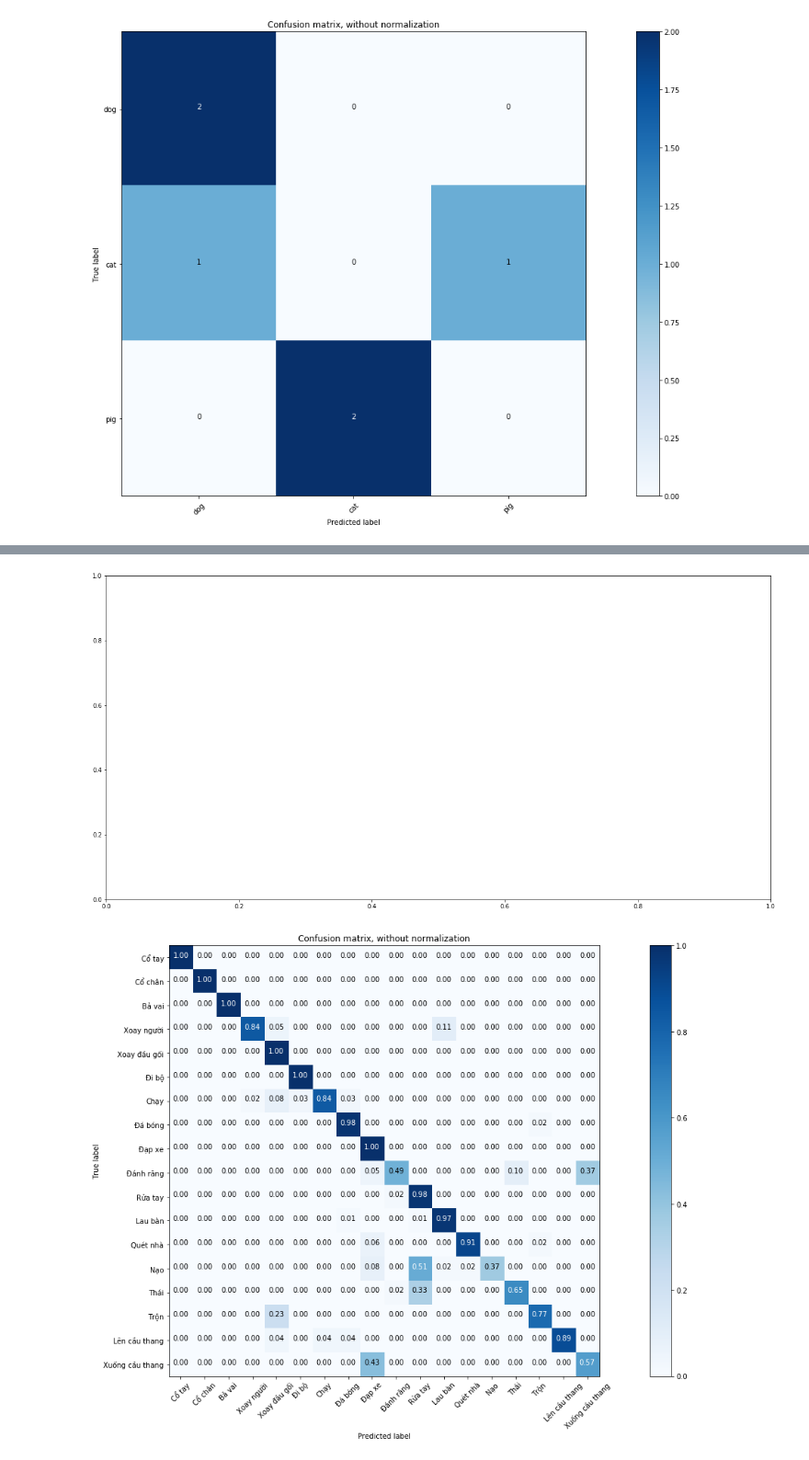
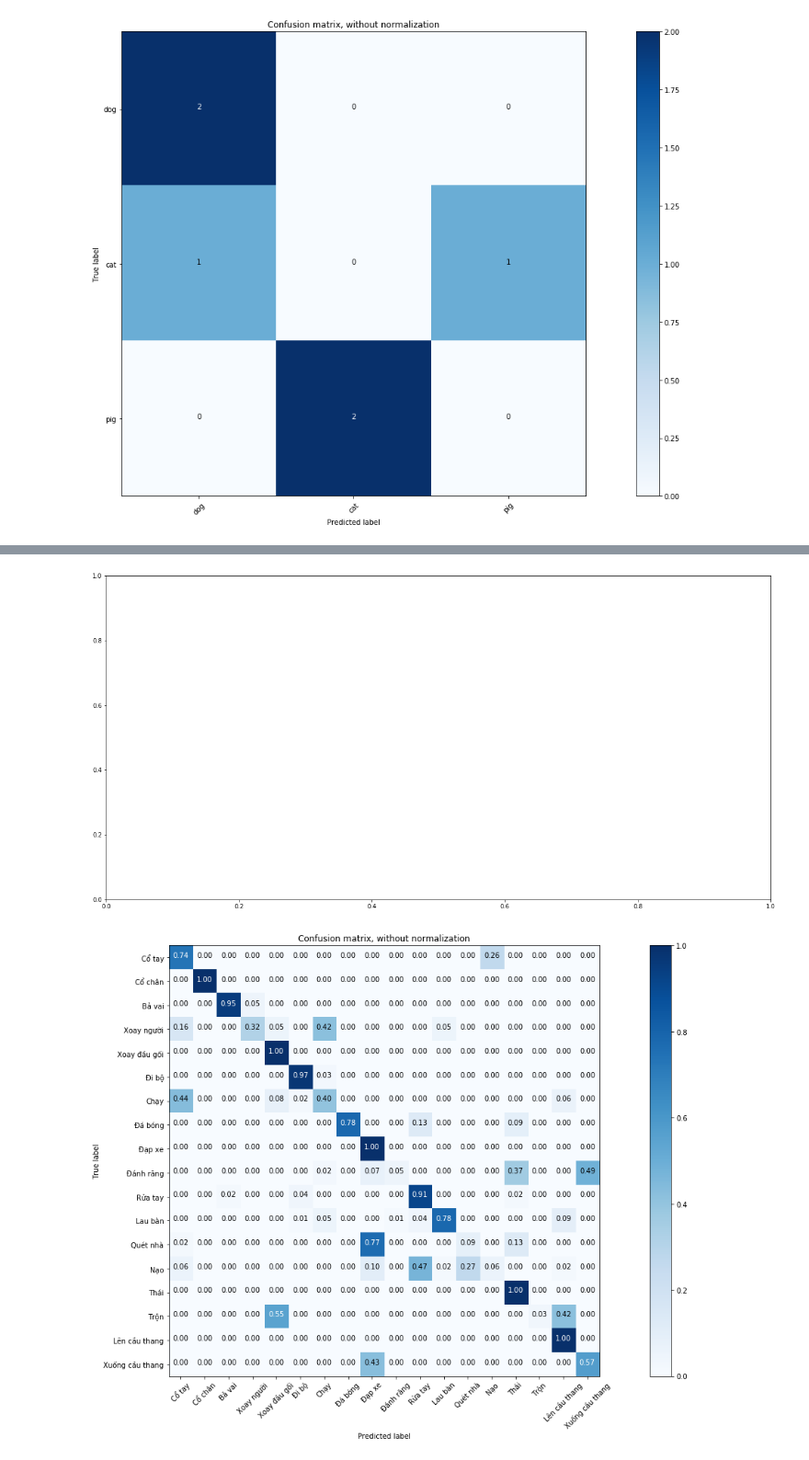
Before and after one commit to tuyenlv17/deep-learning-HAR, a Jupyter notebook: plot_confusion_matrix.ipynb, the cells around one changed output, grey strips where cells are left out. Shown at 92% size. Saved outputs shown, nothing was run; the diff lists cells and outputs as text; code cells hidden in the pictures.

```diff
--- a/plot_confusion_matrix.ipynb
+++ b/plot_confusion_matrix.ipynb
@@ -103,7 +103,7 @@ Confusion matrix, without normalization
 # %%
 import numpy as np
 class_label_vn = [u"Cổ tay",u"Cổ chân",u"Bả vai",u"Xoay người",u"Xoay đầu gối",u"Đi bộ",u"Chạy",u"Đá bóng",u"Đạp xe",u"Đánh răng",u"Rửa tay", u"Lau bàn", u"Quét nhà", u"Nạo",u"Thái",u"Trộn",u"Lên cầu thang",u"Xuống cầu thang"]
-arr =[[19,0,0,0,0,0,0,0,0,0,0,0,0,0,0,0,0,0],[0,20,0,0,0,0,0,0,0,0,0,0,0,0,0,0,0,0],[0,0,20,0,0,0,0,0,0,0,0,0,0,0,0,0,0,0],[0,0,0,16,1,0,0,0,0,0,0,2,0,0,0,0,0,0],[0,0,0,0,41,0,0,0,0,0,0,0,0,0,0,0,0,0],[0,0,0,0,0,37,0,0,0,0,0,0,0,0,0,0,0,0],[0,0,0,1,5,2,52,2,0,0,0,0,0,0,0,0,0,0],[0,0,0,0,0,0,0,54,0,0,0,0,0,0,0,1,0,0],[0,0,0,0,0,0,0,0,21,0,0,0,0,0,0,0,0,0],[0,0,0,0,0,0,0,0,2,20,0,0,0,0,4,0,0,15],[0,0,0,0,0,0,0,0,0,1,46,0,0,0,0,0,0,0],[0,0,0,0,0,0,0,1,0,0,1,72,0,0,0,0,0,0],[0,0,0,0,0,0,0,0,3,0,0,0,43,0,0,1,0,0],[0,0,0,0,0,0,0,0,4,0,25,1,1,18,0,0,0,0],[0,0,0,0,0,0,0,0,0,1,14,0,0,0,28,0,0,0],[0,0,0,0,7,0,0,0,0,0,0,0,0,0,0,24,0,0],[0,0,0,0,1,0,1,1,0,0,0,0,0,0,0,0,24,0],[0,0,0,0,0,0,0,0,9,0,0,0,0,0,0,0,0,12]]
+arr =[[14,0,0,0,0,0,0,0,0,0,0,0,0,5,0,0,0,0],[0,20,0,0,0,0,0,0,0,0,0,0,0,0,0,0,0,0],[0,0,19,1,0,0,0,0,0,0,0,0,0,0,0,0,0,0],[3,0,0,6,1,0,8,0,0,0,0,1,0,0,0,0,0,0],[0,0,0,0,41,0,0,0,0,0,0,0,0,0,0,0,0,0],[0,0,0,0,0,36,1,0,0,0,0,0,0,0,0,0,0,0],[27,0,0,0,5,1,25,0,0,0,0,0,0,0,0,0,4,0],[0,0,0,0,0,0,0,43,0,0,7,0,0,0,5,0,0,0],[0,0,0,0,0,0,0,0,21,0,0,0,0,0,0,0,0,0],[0,0,0,0,0,0,1,0,3,2,0,0,0,0,15,0,0,20],[0,0,1,0,0,2,0,0,0,0,43,0,0,0,1,0,0,0],[0,0,0,0,0,1,4,0,0,1,3,58,0,0,0,0,7,0],[1,0,0,0,0,0,0,0,36,0,0,0,4,0,6,0,0,0],[3,0,0,0,0,0,0,0,5,0,23,1,13,3,0,0,1,0],[0,0,0,0,0,0,0,0,0,0,0,0,0,0,43,0,0,0],[0,0,0,0,17,0,0,0,0,0,0,0,0,0,0,1,13,0],[0,0,0,0,0,0,0,0,0,0,0,0,0,0,0,0,27,0],[0,0,0,0,0,0,0,0,9,0,0,0,0,0,0,0,0,12]]
 
 arr = np.asarray(arr)
 fig, ax = plt.subplots()
@@ -135,4 +135,4 @@ Normalized confusion matrix
  [ 0.    0.    0.    0.    0.    0.    0.    0.    0.43  0.    0.    0.    0.
    0.    0.    0.    0.    0.57]]
 [figure]
-[figure, old version]
+[figure, new version]
```
Also changed, not shown: parts of 1 cell of this notebook, 3 other files.
